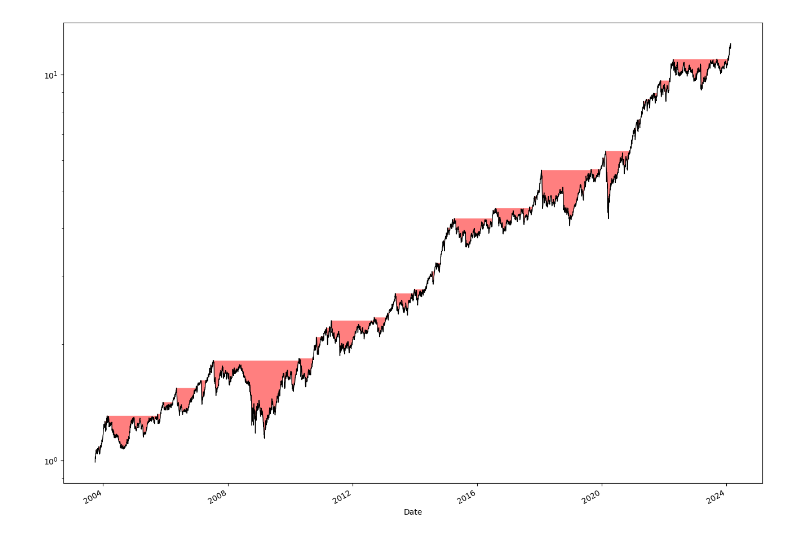
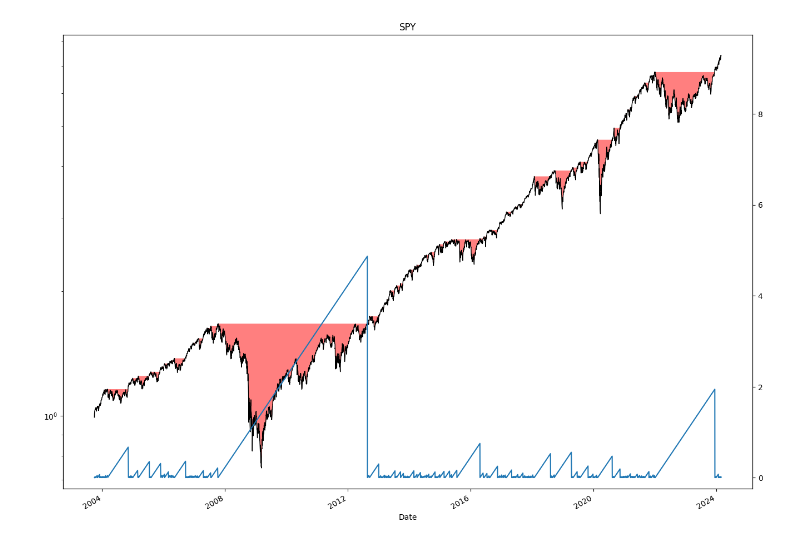
Before and after one commit to chiaolun/market-timing, a Jupyter notebook: Simple Diversification.ipynb, the cells around one changed output. Saved outputs shown, nothing was run; the diff lists cells and outputs as text; code cells hidden in the pictures.

```diff
--- a/Simple Diversification.ipynb
+++ b/Simple Diversification.ipynb
@@ -81,16 +96,6 @@ borrow = (
 # %%
 # DBMF really does seem to track the CTA index with an additional 2% from not charging as much
 
-from sklearn.linear_model import LinearRegression
-
-dbmf_calibration_df = rets[["cta", "dbmf"]].dropna()
-
-model = LinearRegression()
-model.fit(dbmf_calibration_df[["cta"]], dbmf_calibration_df["dbmf"])
-
-dbmf_proxy = model.predict(rets[["cta"]])
-
-rets["dbmf_proxy"] = dbmf_proxy
-
-(model.coef_[0], model.intercept_ * 250)
+dbmf_proxy = cta_calibration("dbmf")
+rets["dbmf_proxy"] = rets["dbmf"].fillna(dbmf_proxy)
 # %% [output]
@@ -158,0 +119,2 @@ dtype: float64
+# %%
+base_list = ["spy", "agg", "dbmf_proxy"]
@@ -160,7 +126,7 @@ dtype: float64
 def plot_dd(rets):
     c_pl = rets.add(1).cumprod()
 
-    c_pl.plot(lw=1, color='black', logy=True)
+    ax = c_pl.plot(lw=1, color='black', logy=True)
     plt.fill_between(
         c_pl.index,
         c_pl,
@@ -168,7 +134,20 @@ def plot_dd(rets):
         facecolor='red',
         alpha=0.5,
     )
+
+    dds = (
+        rets.add(1).cumprod()
+        .transform(lambda xs: xs / xs.cummax() < 1)
+        .rename("in_dd").to_frame()
+        .assign(
+            dd_no=lambda df: (df.in_dd & ~df.in_dd.shift(fill_value=False)).cumsum(),
+            n_days=rets.index.to_series().diff().dt.days,
+        )
+        .groupby("dd_no").n_days.cumsum().div(365)
+    )
+    dds.plot(ax=ax, secondary_y=True, ylim=(None, dds.max() * 2))
-# %%
-plot_dd(port_rets[best_port])
-# %% [output]
-[figure, removed]
+# %%
+plot_dd(rets["spy"])
+plt.title("SPY");
+# %% [output]
+[figure, added]
```
Also changed, not shown: parts of 33 cells of this notebook, 3 other files.
